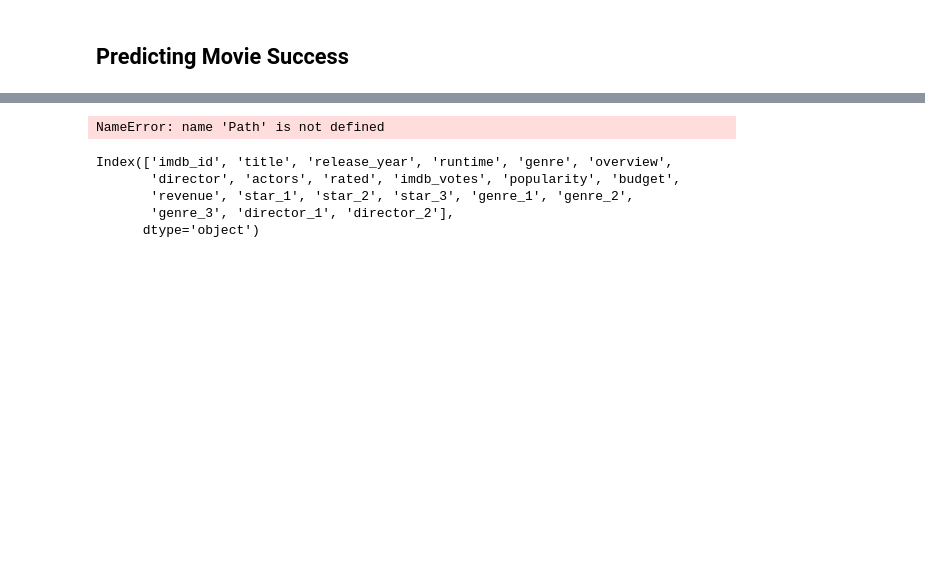
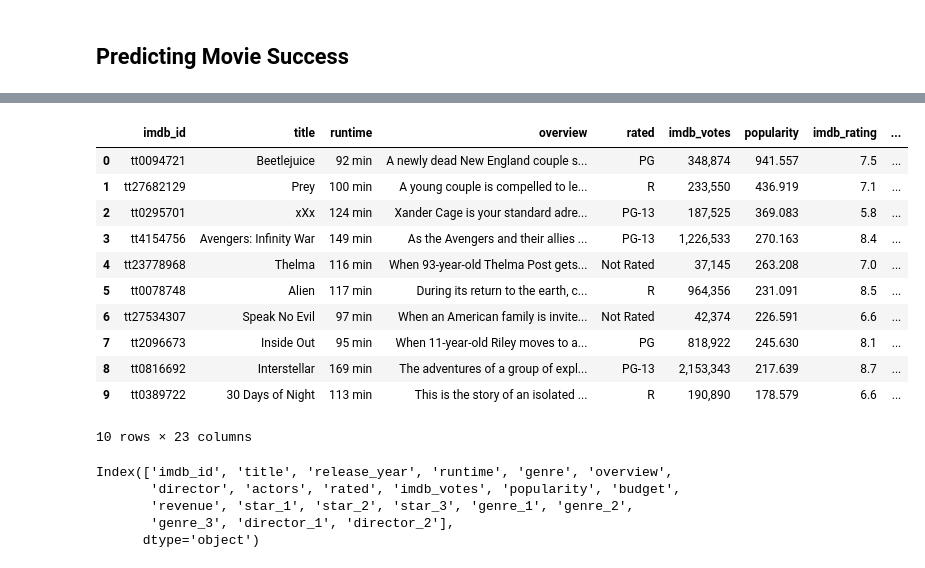
Before and after one commit to YesmelinP/Movie_Success_ML, a Jupyter notebook: logistic_regression.ipynb, the cells around one changed output, grey strips where cells are left out. Cells and saved outputs as stored; diff of their text form; code cells hidden in the pictures; blank space fills up the shorter version.

```diff
--- a/logistic_regression.ipynb
+++ b/logistic_regression.ipynb
@@ -11,9 +9,20 @@ KeyboardInterrupt:
 # %%
-data = Path('movies_dataset_2.csv')
+data = Path('movies_dataset_0.csv')
 df = pd.read_csv(data)
 df.head(10)
 # %% [output]
+|  | imdb_id | title | runtime | overview | rated | imdb_votes | popularity | imdb_rating | ... |
+| 0 | tt0094721 | Beetlejuice | 92 min | A newly dead New England couple s... | PG | 348,874 | 941.557 | 7.5 | ... |
+| 1 | tt27682129 | Prey | 100 min | A young couple is compelled to le... | R | 233,550 | 436.919 | 7.1 | ... |
+| 2 | tt0295701 | xXx | 124 min | Xander Cage is your standard adre... | PG-13 | 187,525 | 369.083 | 5.8 | ... |
+| 3 | tt4154756 | Avengers: Infinity War | 149 min | As the Avengers and their allies ... | PG-13 | 1,226,533 | 270.163 | 8.4 | ... |
+| 4 | tt23778968 | Thelma | 116 min | When 93-year-old Thelma Post gets... | Not Rated | 37,145 | 263.208 | 7.0 | ... |
+| 5 | tt0078748 | Alien | 117 min | During its return to the earth, c... | R | 964,356 | 231.091 | 8.5 | ... |
+| 6 | tt27534307 | Speak No Evil | 97 min | When an American family is invite... | Not Rated | 42,374 | 226.591 | 6.6 | ... |
+| 7 | tt2096673 | Inside Out | 95 min | When 11-year-old Riley moves to a... | PG | 818,922 | 245.630 | 8.1 | ... |
+| 8 | tt0816692 | Interstellar | 169 min | The adventures of a group of expl... | PG-13 | 2,153,343 | 217.639 | 8.7 | ... |
+| 9 | tt0389722 | 30 Days of Night | 113 min | This is the story of an isolated ... | R | 190,890 | 178.579 | 6.6 | ... |
-NameError: name 'Path' is not defined
+10 rows × 23 columns
 # %%
 df.columns
 # %% [output]
```
Also changed, not shown: parts of 1 cell of this notebook, 6 other files.
